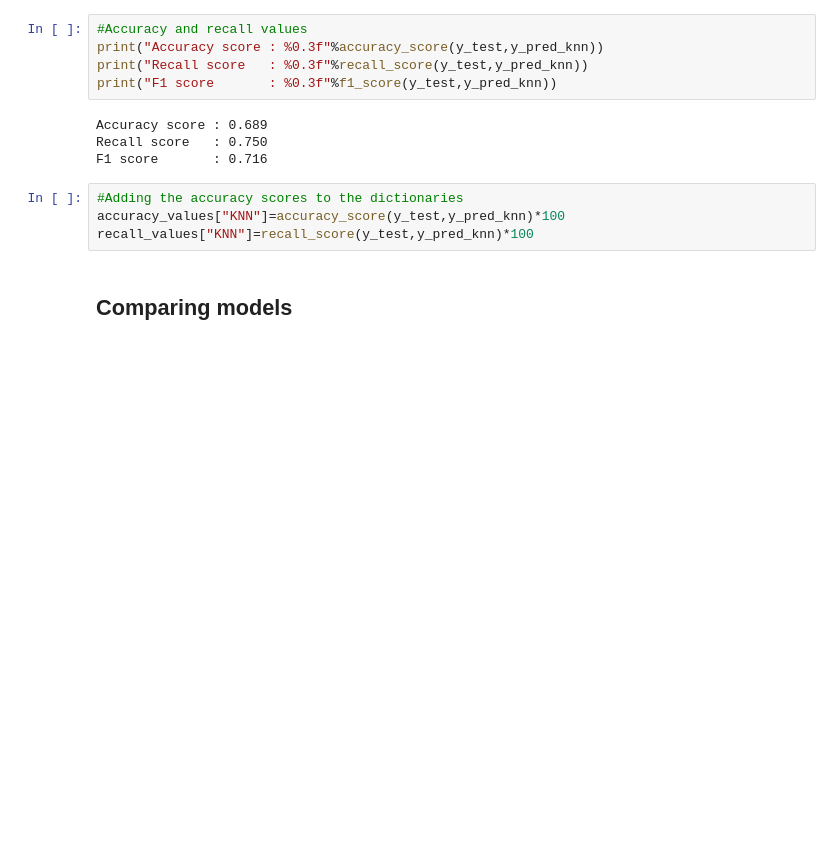
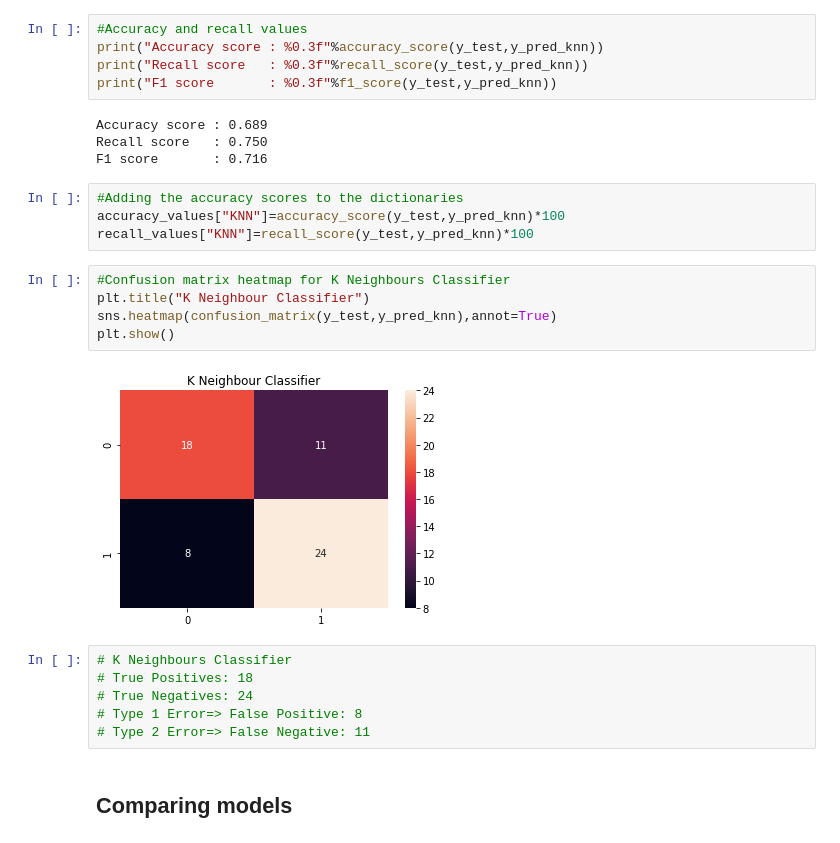
Before and after one commit to Anjankumar53/Heart_Disease_Prediction, a Jupyter notebook: Model.ipynb, the cells around one changed output. Drawn from its saved outputs; the diff is of its cells as text; blank space fills up the shorter version.

```diff
--- a/Model.ipynb
+++ b/Model.ipynb
@@ -177,6 +167,19 @@ F1 score       : 0.716
 #Adding the accuracy scores to the dictionaries
 accuracy_values["KNN"]=accuracy_score(y_test,y_pred_knn)*100
 recall_values["KNN"]=recall_score(y_test,y_pred_knn)*100
+# %%
+#Confusion matrix heatmap for K Neighbours Classifier
+plt.title("K Neighbour Classifier")
+sns.heatmap(confusion_matrix(y_test,y_pred_knn),annot=True)
+plt.show()
+# %% [output]
+[figure, added]
+# %%
+# K Neighbours Classifier
+# True Positives: 18
+# True Negatives: 24
+# Type 1 Error=> False Positive: 8
+# Type 2 Error=> False Negative: 11
 # %% [markdown]
 ## Comparing models
 # %%
```
Also changed, not shown: parts of 8 cells of this notebook.
